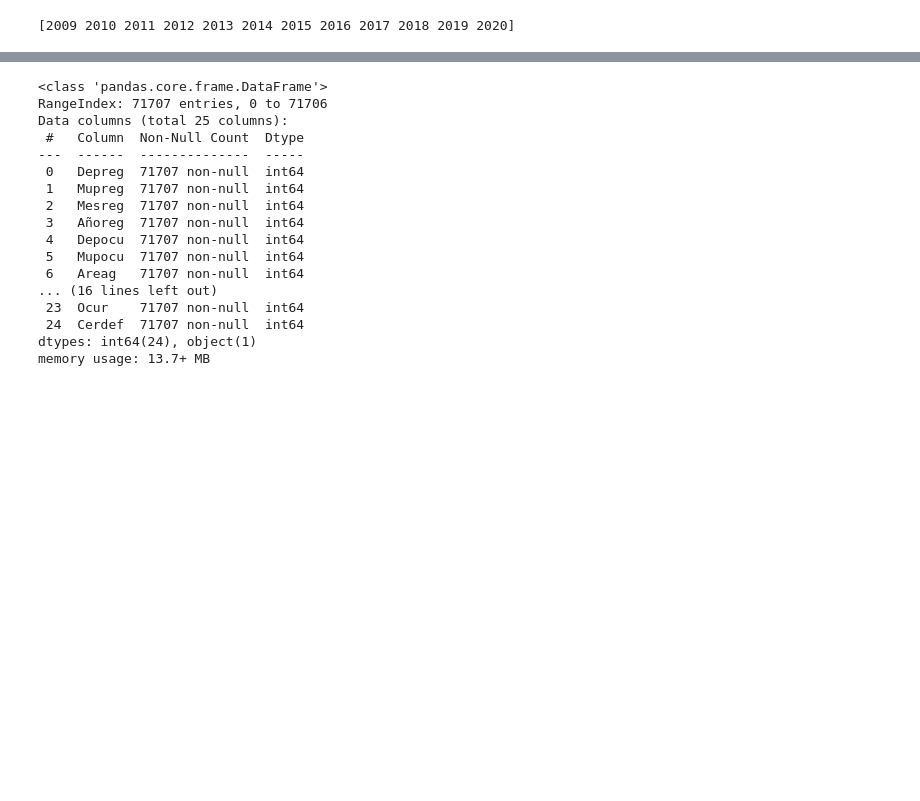
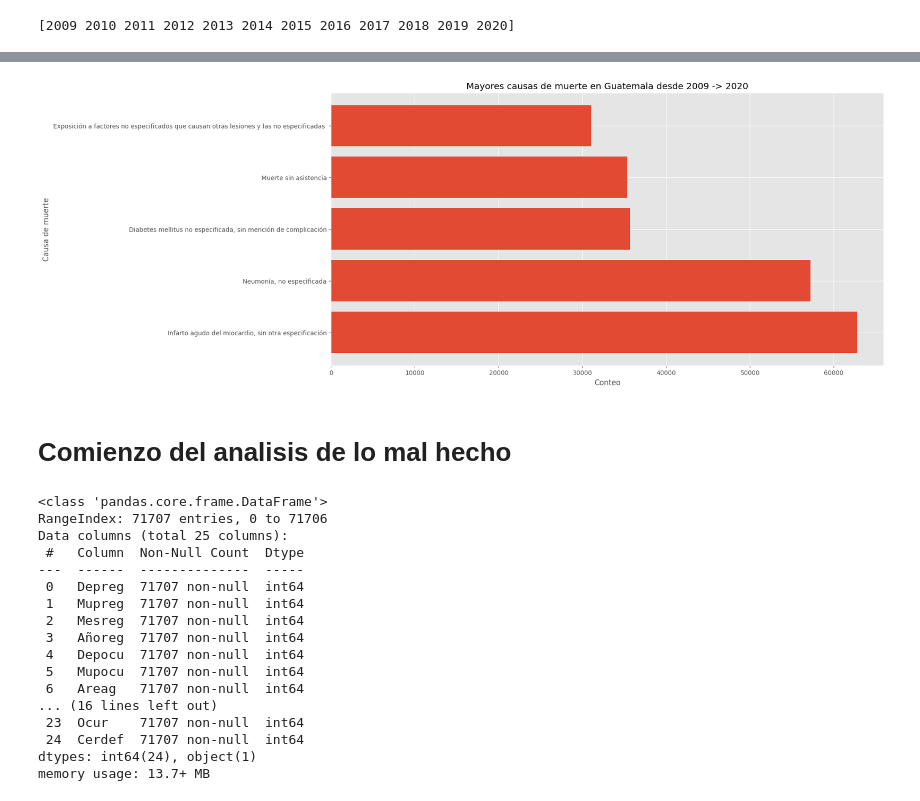
Before and after one commit to cayomol01/Proyecto1MD, a Jupyter notebook: proyecto.ipynb, the cells around one changed output, grey strips where cells are left out. Cells and saved outputs as stored; diff of their text form; code cells hidden in the pictures; blank space fills up the shorter version.

```diff
--- a/proyecto.ipynb
+++ b/proyecto.ipynb
@@ -163,3 +284,22 @@ print(new_df['añoocu'].unique())
+# %%
+def_dic = dict((j,i) for i,j in enumerate(new_df["caudef"].unique()))
+
+fig, ax = plt.subplots(figsize=(16, 9))
+ax.barh(mayores_causas["DESCRIPCION"], mayores_causas["count"])
+
+# Set labels and title
+ax.set_xlabel('Conteo')
+ax.set_ylabel('Causa de muerte')
+ax.set_title('Mayores causas de muerte en Guatemala desde 2009 -> 2020')
+
+# Wrap text
+plt.gcf().autofmt_xdate(rotation=0, ha="center")
+# Show plot
+plt.show()
+# %% [output]
+[figure, added]
+# %% [markdown]
+# Comienzo del analisis de lo mal hecho
 # %%
 import warnings
 warnings.filterwarnings('ignore')
```
Also changed, not shown: parts of 20 cells of this notebook, 4 other files.
